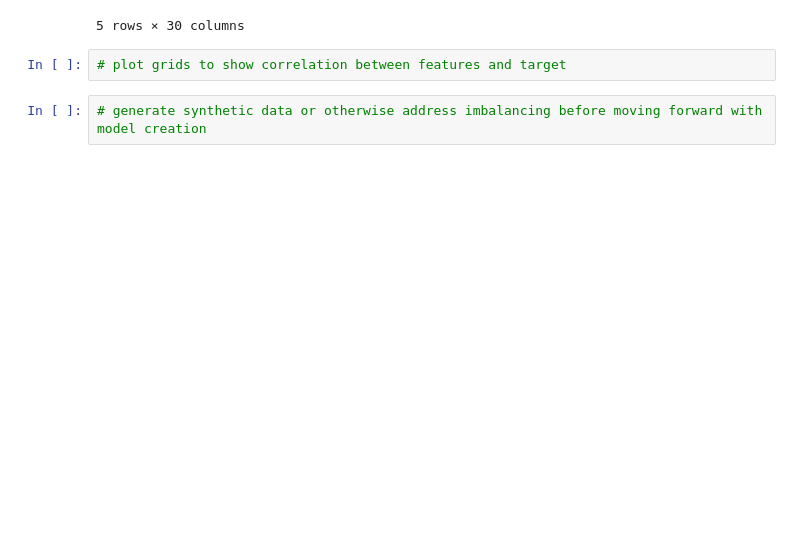
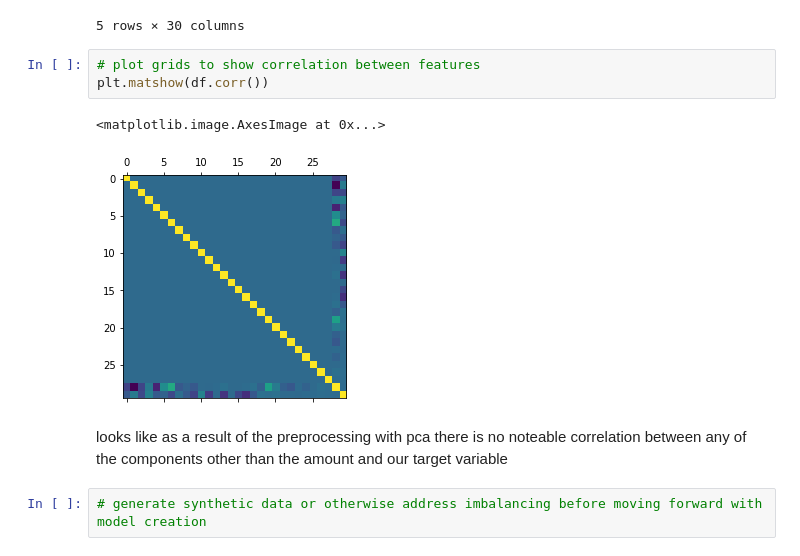
Before and after one commit to ShaneR31/Flatiron-Capstone, a Jupyter notebook: working_notebook.ipynb, the cells around one changed output. Saved outputs shown, nothing was run; the diff lists cells and outputs as text; blank space fills up the shorter version.

Commit message:
added correlation matrix

```diff
--- a/working_notebook.ipynb
+++ b/working_notebook.ipynb
@@ -96,6 +96,12 @@ df.head()
 | 4 | 0.938617 | 0.776520 | 0.864251 | 0.269796 | 0.762975 | 0.263984 | 0.268968 | 0.782484 | 0.490950 | 0.524303 | ... | ... |
 5 rows × 30 columns
 # %%
-# plot grids to show correlation between features and target
+# plot grids to show correlation between features
+plt.matshow(df.corr())
+# %% [output]
+<matplotlib.image.AxesImage at 0x...>
+[figure, added]
+# %% [markdown]
+looks like as a result of the preprocessing with pca there is no noteable correlation between any of the components other than the amount and our target variable
 # %%
 # generate synthetic data or otherwise address imbalancing before moving forward with model creation
```
